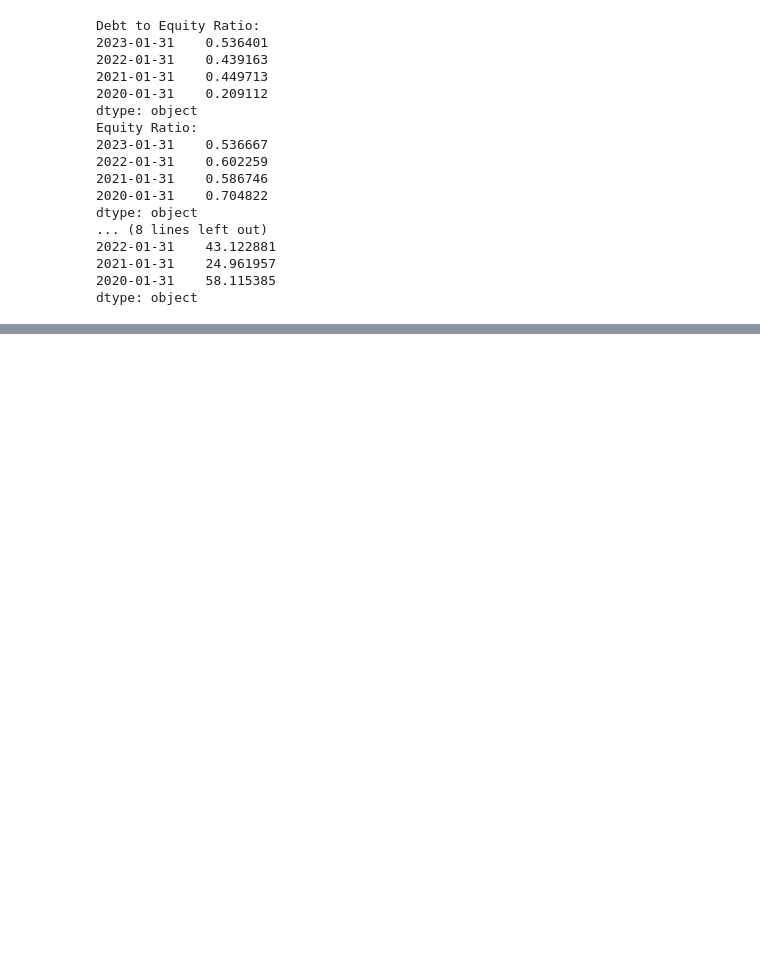
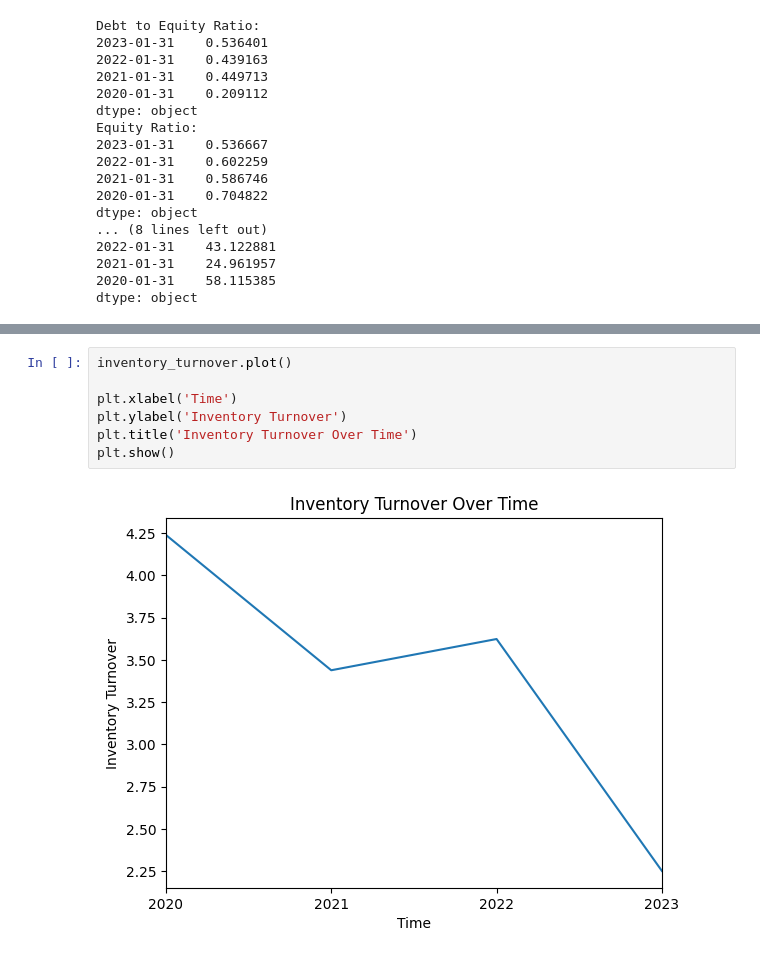
Before and after one commit to jainayushee/financial-ratios-analysis, a Jupyter notebook: bs_analysis_assignment-1.ipynb, the cells around one changed output, grey strips where cells are left out. Drawn from its saved outputs; the diff is of its cells as text; blank space fills up the shorter version.

Commit message:
Add plots

```diff
--- a/bs_analysis_assignment-1.ipynb
+++ b/bs_analysis_assignment-1.ipynb
@@ -210,3 +211,12 @@ dtype: object
 2021-01-31    1.483312
 2020-01-31    2.668722
 dtype: object
+# %%
+inventory_turnover.plot()
+
+plt.xlabel('Time')
+plt.ylabel('Inventory Turnover')
+plt.title('Inventory Turnover Over Time')
+plt.show()
+# %% [output]
+[figure, added]
```
Also changed, not shown: parts of 7 cells of this notebook.
